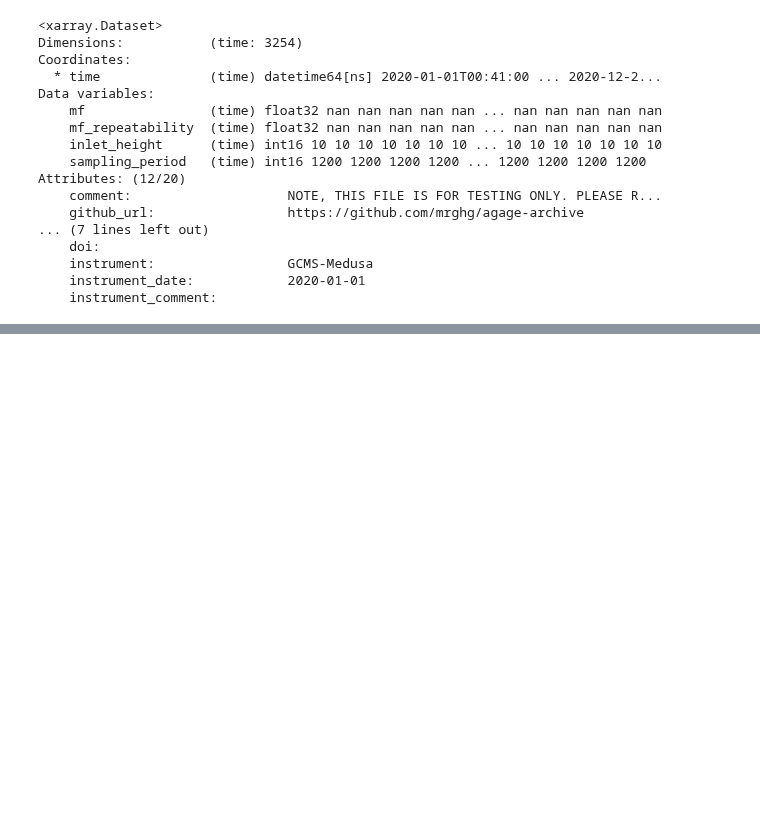
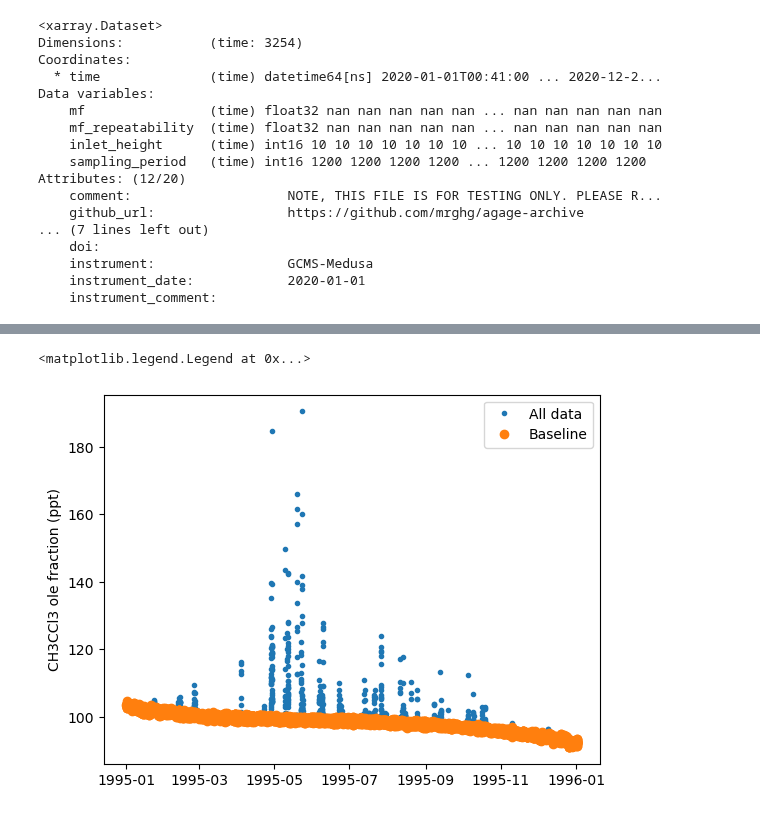
Before and after one commit to mrghg/agage-archive, a Jupyter notebook: notebooks/tutorial.ipynb, the cells around one changed output, grey strips where cells are left out. Saved outputs shown, nothing was run; the diff lists cells and outputs as text; code cells hidden in the pictures; blank space fills up the shorter version.

Commit message:
Finished functions to read and write baselines from nc files. Need to add one for ALE/GAGE data

```diff
--- a/notebooks/tutorial.ipynb
+++ b/notebooks/tutorial.ipynb
@@ -146,0 +151,3 @@ output_dataset(ds, network, instrument="GCMS-Medusa")
+# %%
+ds_baseline = read_nc_baseline(network, "CH3CCl3", "CGO", "GCMD")
+ds_agage_md = read_nc(network, "CH3CCl3", "CGO", "GCMD")
@@ -146,0 +174,9 @@ output_dataset(ds, network, instrument="GCMS-Medusa")
+# %%
+baseline_points = ds_baseline.baseline == 1
+plt.plot(ds_agage_md.time, ds_agage_md.mf, ".", label = "All data")
+plt.plot(ds_agage_md.time[baseline_points], ds_agage_md.mf[baseline_points], "o", label = "Baseline")
+plt.ylabel("CH3CCl3 ole fraction (ppt)")
+plt.legend()
+# %% [output]
+<matplotlib.legend.Legend at 0x...>
+[figure, added]
```
Also changed, not shown: parts of 7 cells of this notebook, 2 other files.
